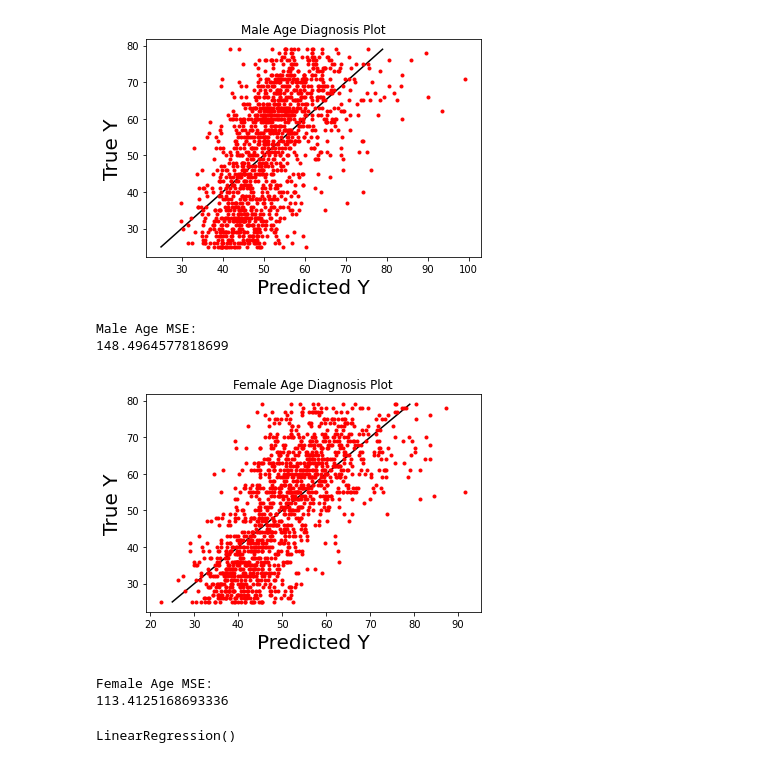
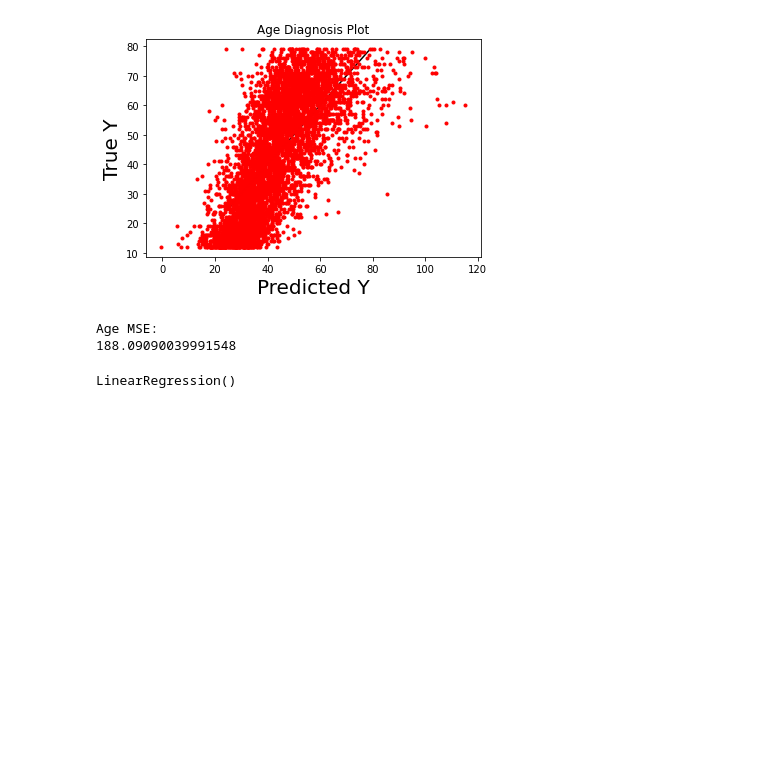
Before and after one commit to epenning/aging-biomarkers, a Jupyter notebook: regression.ipynb, the cells around one changed output. Saved outputs shown, nothing was run; the diff lists cells and outputs as text; code cells hidden in the pictures; blank space fills up the shorter version.

```diff
--- a/regression.ipynb
+++ b/regression.ipynb
@@ -5,6 +5,6 @@ import pandas as pd
 from sklearn.preprocessing import MinMaxScaler
 from sklearn.linear_model import LinearRegression
 # %%
-nhanes = pd.read_csv('nhanes_data.csv')
-nhanes.head()
+nhanes2 = pd.read_csv('nhanes2.csv')
+nhanes2.head()
 # %% [output]
@@ -17,46 +17,36 @@ nhanes.head()
 # %%
 def run_age_regression(df, regression_name):
-    X = df[['Albumin', 'Alkaline_Phosphatase', 'Blood_Urea_Nitrogen', 'Creatinine', 'C_Reactive_Protein', 'Glucose', 'Glycohemoglobin', 'Total_Cholesterol', 'Uric_Acid', 'White_Blood_Cell_Count', 'Lymphocyte_Percent', 'Mean_Cell_Volume', 'Red_Cell_Distribution_Width', 'Systolic_Blood_Pressure']]
+    X = df[['Albumin', 'Blood_Urea_Nitrogen', 'Creatinine', 'C_Reactive_Protein', 'Glucose',
+            'Glycohemoglobin', 'Total_Cholesterol', 'Uric_Acid', 'White_Blood_Cell_Count', 'Lymphocyte_Percent',
+            'Mean_Cell_Volume', 'Red_Cell_Distribution_Width', 'Systolic_Blood_Pressure']]
     y = df['Age']
 
     # Normalize values of X
     X = MinMaxScaler().fit_transform(X)
 
     reg = LinearRegression()
     reg.fit(X, y)
 
     y_pred = reg.predict(X)
 
     # Diagnosis plot
     plt.plot([25, max(y)], [25, max(y)], 'k')
     plt.plot(reg.predict(X), y, '.r')
     plt.xlabel('Predicted Y', size = 20)
     plt.ylabel('True Y', size = 20)
     plt.title(regression_name + ' Diagnosis Plot')
     plt.show()
 
     # Calculate mean squared error
     mse = np.mean((y - y_pred)**2)
     print(regression_name + ' MSE:')
     print(mse)
 
     return reg
 
-# Exclude below 25
-nhanes = nhanes[nhanes['Age'] >= 25]
-
-# Gender is a factor: 1 = Male, 2 = Female
-nhanes_male = nhanes[nhanes['Gender'] == 'Male']
-nhanes_female = nhanes[nhanes['Gender'] == 'Female']
-
-run_age_regression(nhanes_male, 'Male Age')
-
-run_age_regression(nhanes_female, 'Female Age')
+run_age_regression(nhanes2, 'Age')
 # %% [output]
-[figure, old version]
+[figure, new version]
-Male Age MSE:
-148.4964577818699
+Age MSE:
+188.09090039991548
-[figure, removed]
-Female Age MSE:
-113.4125168693336
+LinearRegression()
-LinearRegression()
```
Also changed, not shown: parts of 1 cell of this notebook.
